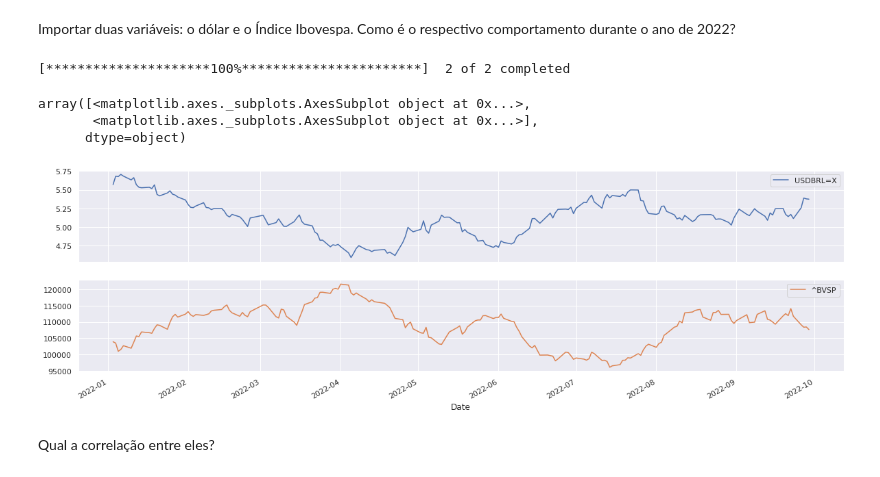
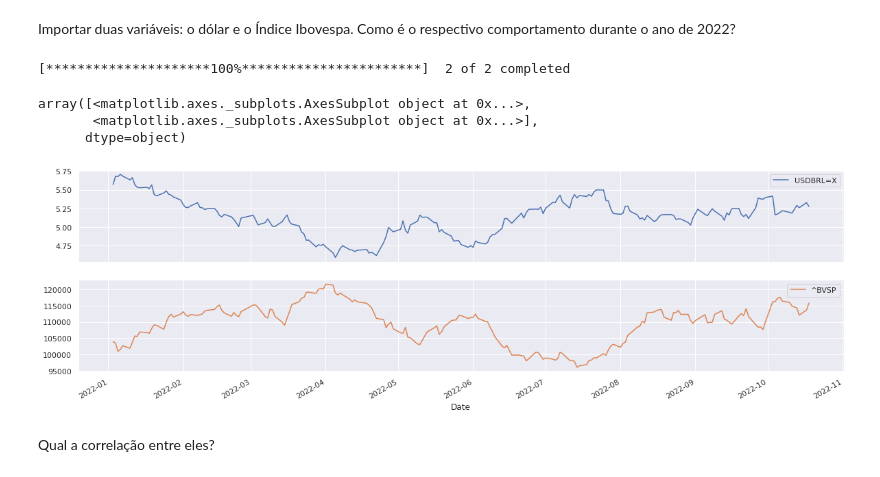
Before and after one commit to TamaradosAnjos/TamaradosAnjos, a Jupyter notebook: Gráficos_para_análises_e_operações.ipynb, the cells around one changed output. Cells and saved outputs as stored; diff of their text form; code cells hidden in the pictures.

```diff
--- a/Gráficos_para_análises_e_operações.ipynb
+++ b/Gráficos_para_análises_e_operações.ipynb
@@ -37,16 +38,16 @@ Como é o respectivo comportamento durante o ano de 2022?
 # %%
 dolar_ibov = web.get_data_yahoo(['^BVSP', 'USDBRL=X'],
 start = '2022-01-01',
-end = '2022-09-30')['Close']
+end = date.today())['Close']
 dolar_ibov = dolar_ibov.dropna()
 sns.set()
 dolar_ibov.plot(subplots = True, figsize = (20, 6))
 # %% [output]
 [*********************100%***********************]  2 of 2 completed
 array([<matplotlib.axes._subplots.AxesSubplot object at 0x...>,
        <matplotlib.axes._subplots.AxesSubplot object at 0x...>],
       dtype=object)
-[figure, old version]
+[figure, new version]
 # %% [markdown]
 Qual a correlação entre eles?
 # %%
```
Also changed, not shown: parts of 1 cell of this notebook.
